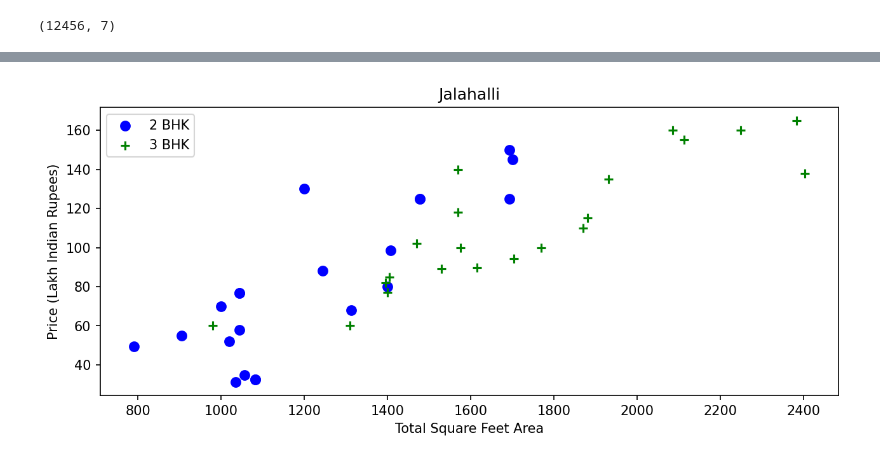
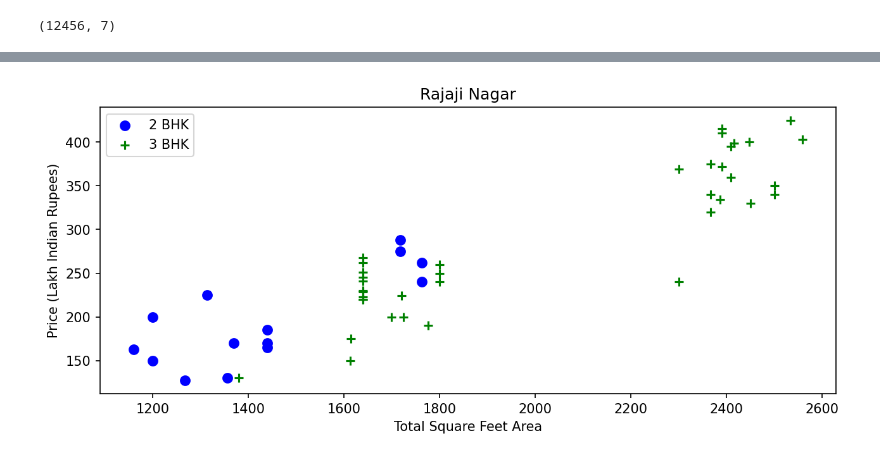
Before and after one commit to allan-mathews/Kaggle-Projects, a Jupyter notebook: bengaluru_house_pricing.ipynb, the cells around one changed output, grey strips where cells are left out. Drawn from its saved outputs; the diff is of its cells as text; code cells hidden in the pictures.

```diff
--- a/bengaluru_house_pricing.ipynb
+++ b/bengaluru_house_pricing.ipynb
@@ -230,2 +213,3 @@ df5=df4[~(df4.bath==df4.bhk+2)]
 # %%
+df5 = df4.copy()
 locationlist=df5.location.unique()
@@ -266,9 +265,9 @@ def plot_scatter_chart(df,location):
     plt.title(location)
     plt.legend()
 # %%
-plot_scatter_chart(df5,"Jalahalli")
+plot_scatter_chart(df6,"Rajaji Nagar")
 # for i in range(5):
 #     plot_scatter_chart(df5,locationlist[random.randint(0,len(locationlist)-1)])
 #     plt.show()
 # %% [output]
-[figure, old version]
+[figure, new version]
```
Also changed, not shown: parts of 45 cells of this notebook, 1 other file.
